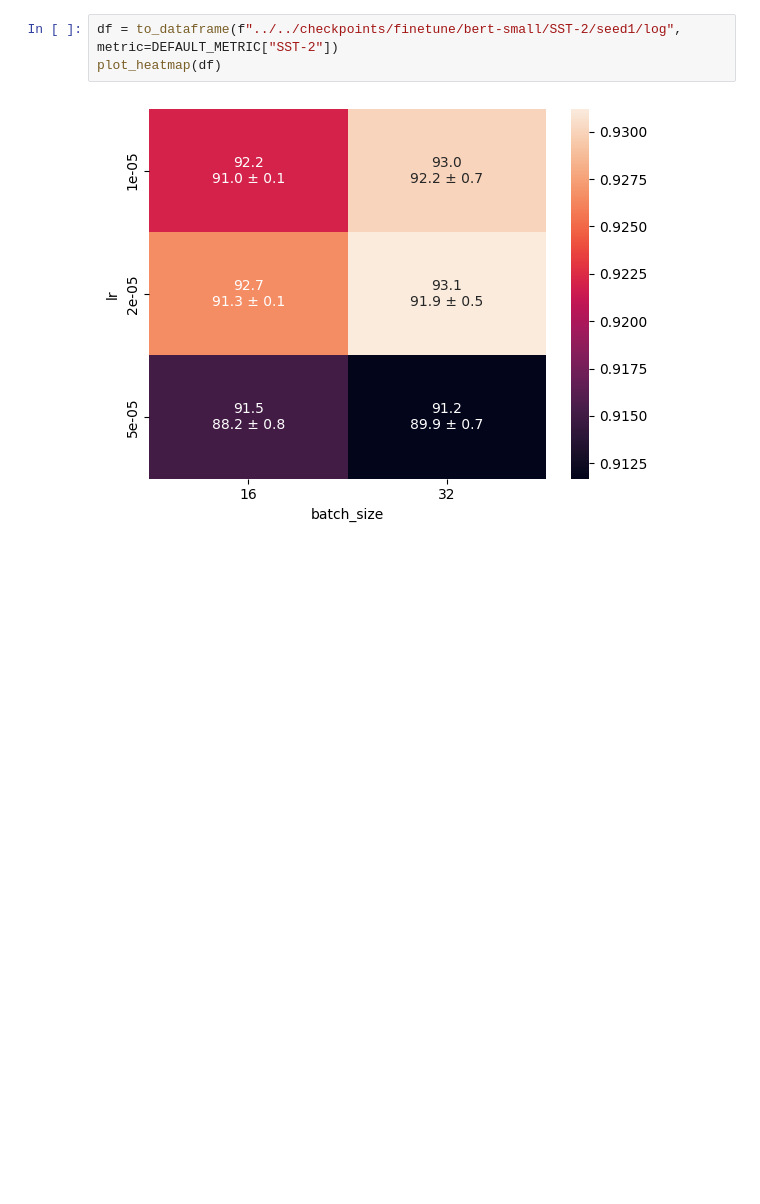
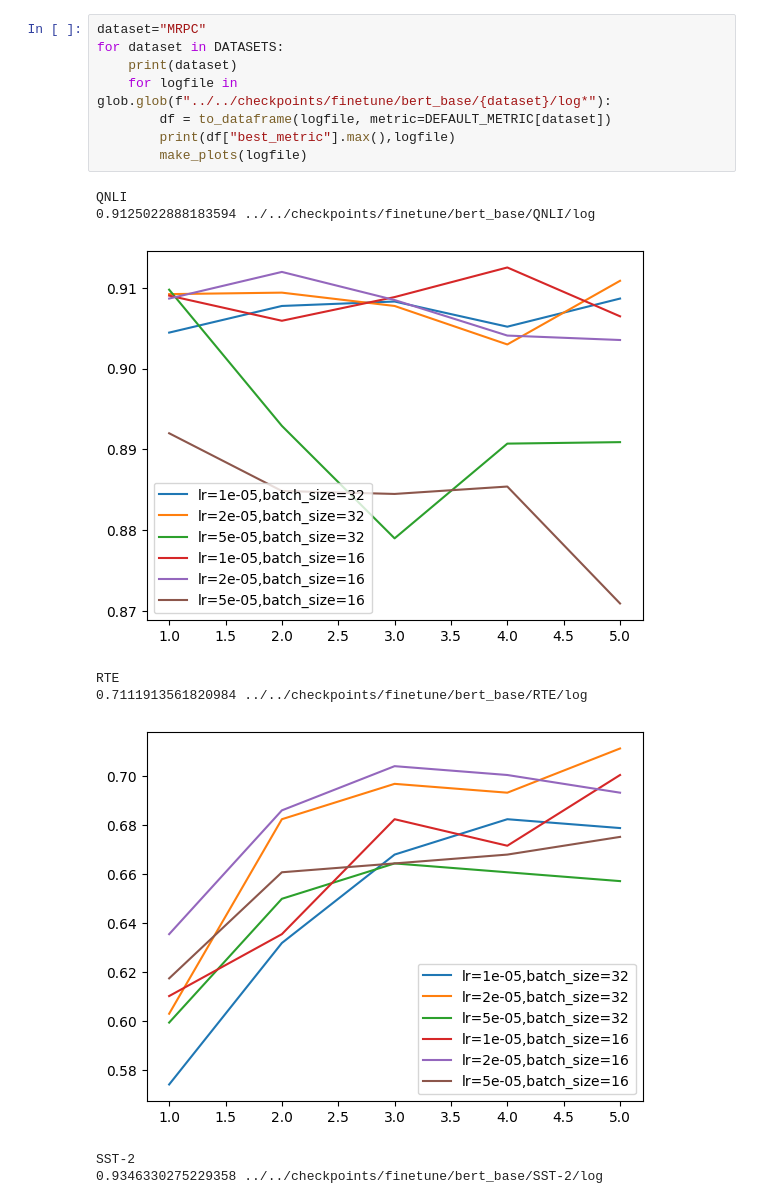
Before and after one commit to Istlemin/knowledge-distillation-transformers, a Jupyter notebook: process_results/finetuning.ipynb, the cells around one changed output. Drawn from its saved outputs; the diff is of its cells as text; blank space fills up the shorter version.

```diff
--- a/process_results/finetuning.ipynb
+++ b/process_results/finetuning.ipynb
@@ -28,5 +32,17 @@ KeyboardInterrupt:
-# %%
-df = to_dataframe(f"../../checkpoints/finetune/bert-small/SST-2/seed1/log", metric=DEFAULT_METRIC["SST-2"])
-plot_heatmap(df)
-# %% [output]
-[figure, removed]
+# %%
+dataset="MRPC"
+for dataset in DATASETS:
+    print(dataset)
+    for logfile in glob.glob(f"../../checkpoints/finetune/bert_base/{dataset}/log*"):
+        df = to_dataframe(logfile, metric=DEFAULT_METRIC[dataset])
+        print(df["best_metric"].max(),logfile)
+        make_plots(logfile)
+# %% [output]
+QNLI
+0.9125022888183594 ../../checkpoints/finetune/bert_base/QNLI/log
+[figure, added]
+RTE
+0.7111913561820984 ../../checkpoints/finetune/bert_base/RTE/log
+[figure, added]
+SST-2
+0.9346330275229358 ../../checkpoints/finetune/bert_base/SST-2/log
```
Also changed, not shown: parts of 3 cells of this notebook, 4 other files.
